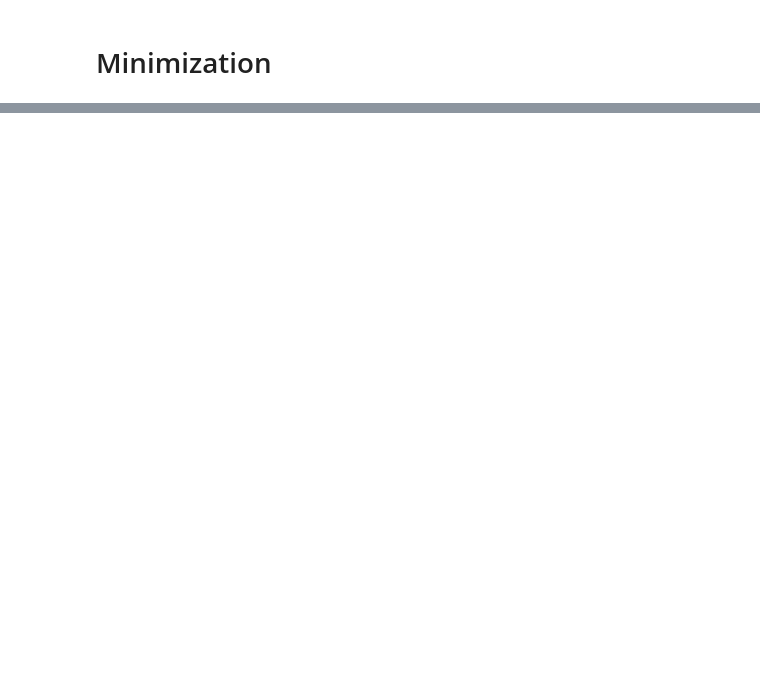
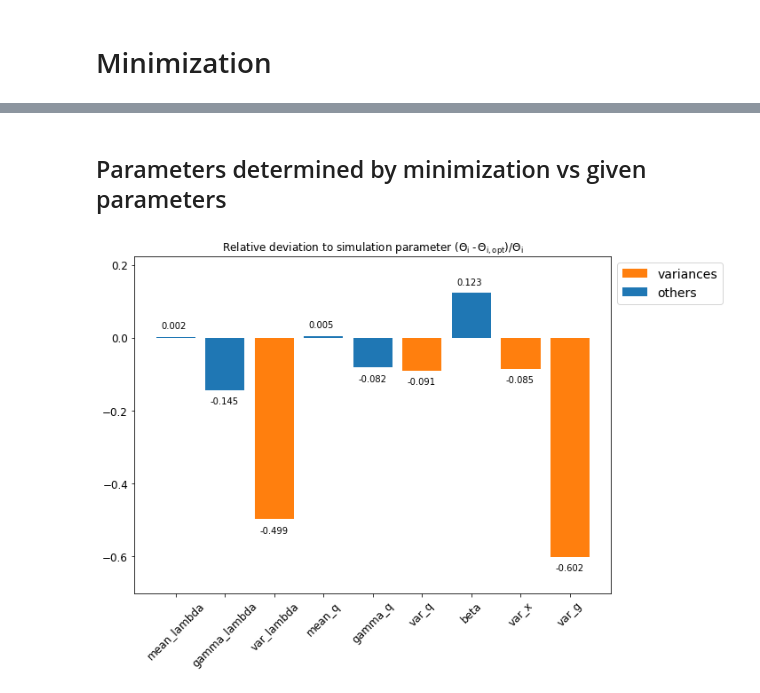
Before and after one commit to bjks/gfp_gaussian_process, a Jupyter notebook: notebooks/gfp_gaussian_prior.ipynb, the cells around one changed output, grey strips where cells are left out. Cells and saved outputs as stored; diff of their text form; code cells hidden in the pictures; blank space fills up the shorter version.

```diff
--- a/notebooks/gfp_gaussian_prior.ipynb
+++ b/notebooks/gfp_gaussian_prior.ipynb
@@ -104,0 +199,6 @@ plot_minimization('../data/out/simulation_shared_with_bjoern_f_b012345678910.csv
+# %% [markdown]
+## Parameters determined by minimization vs given parameters
+# %%
+c_tab = compare_init_final(minimization_file)
+# %% [output]
+[figure, added]
```
Also changed, not shown: parts of 17 cells of this notebook, 14 other files.
